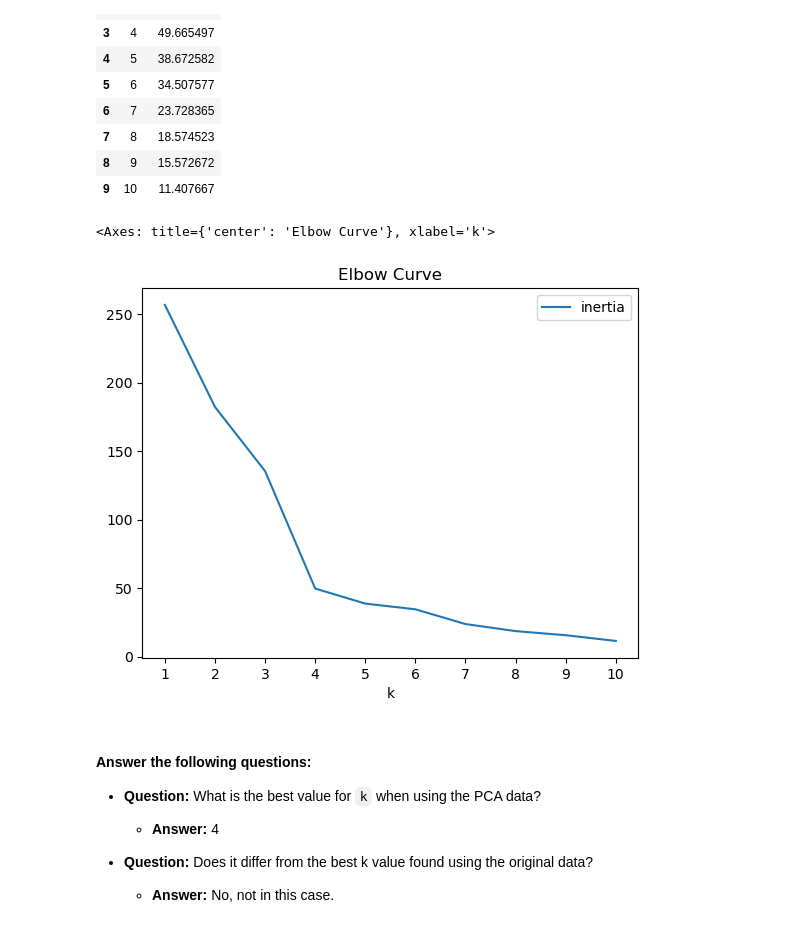
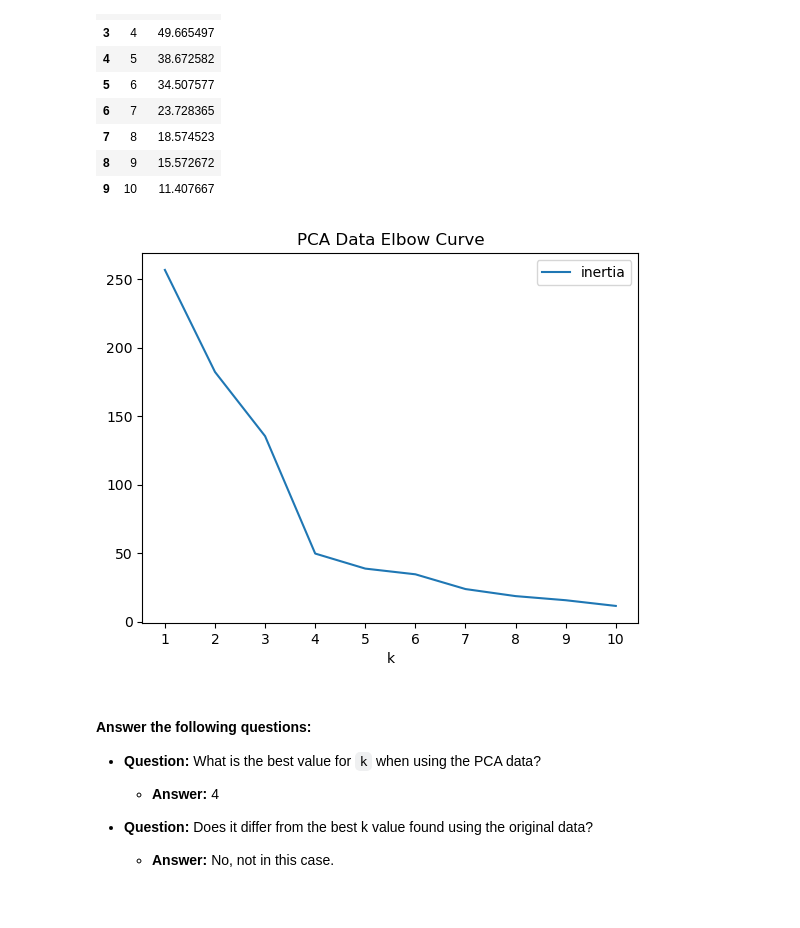
Before and after one commit to awm66/CryptoClustering, a Jupyter notebook: Crypto_Clustering.ipynb, the cells around one changed output. Drawn from its saved outputs; the diff is of its cells as text; code cells hidden in the pictures.

```diff
--- a/Crypto_Clustering.ipynb
+++ b/Crypto_Clustering.ipynb
@@ -282,13 +285,13 @@ df_elbow_pca
 # %%
 # Plot a line chart with all the inertia values computed with
 # the different values of k to visually identify the optimal value for k.
 df_elbow_pca.plot.line(x="k",
                    y="inertia",
-                   title="Elbow Curve",
+                   title="PCA Data Elbow Curve",
                    xticks=k)
+plt.savefig('fig3')
 # %% [output]
-<Axes: title={'center': 'Elbow Curve'}, xlabel='k'>
-[figure, old version]
+[figure, new version]
 # %% [markdown]
 #### Answer the following questions:
 * **Question:** What is the best value for `k` when using the PCA data?
```
Also changed, not shown: parts of 4 cells of this notebook, 5 other files.
